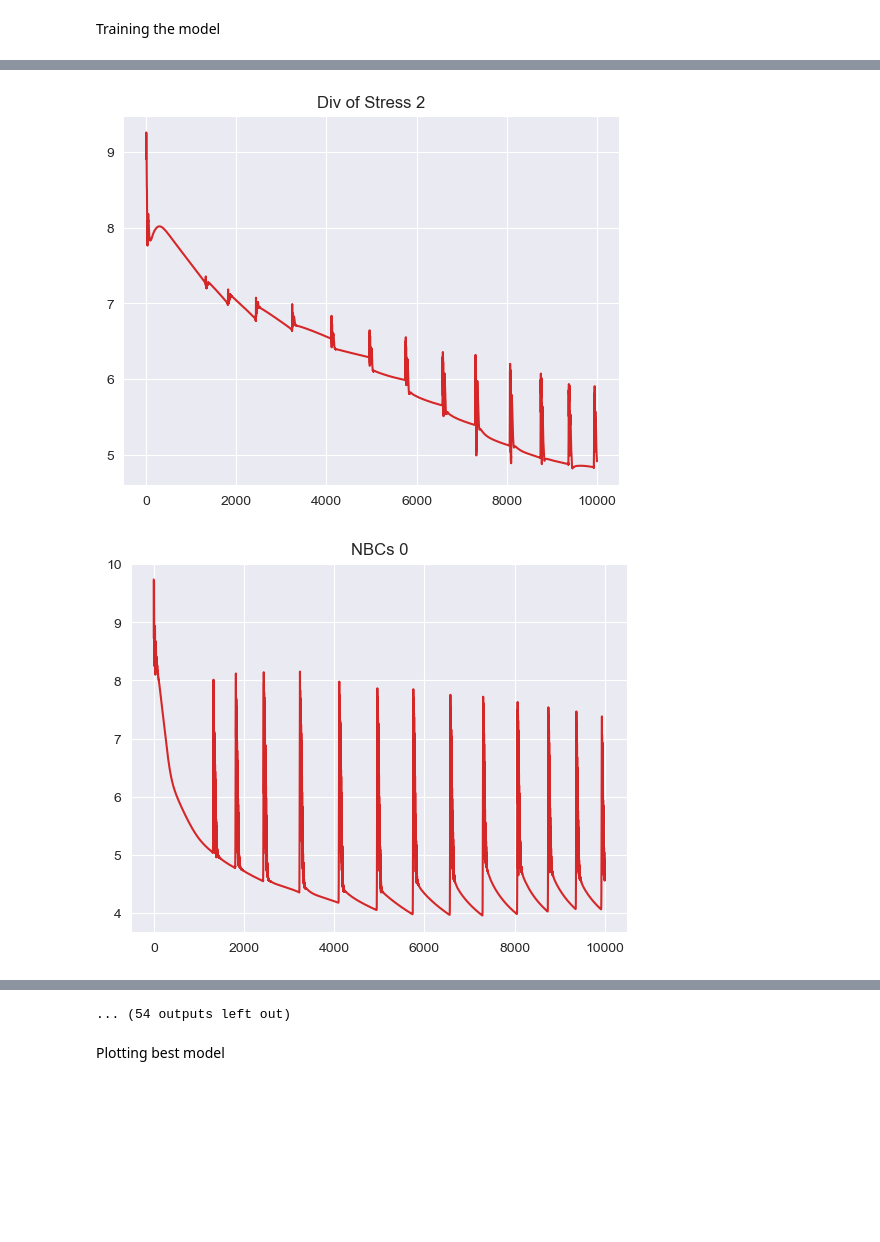
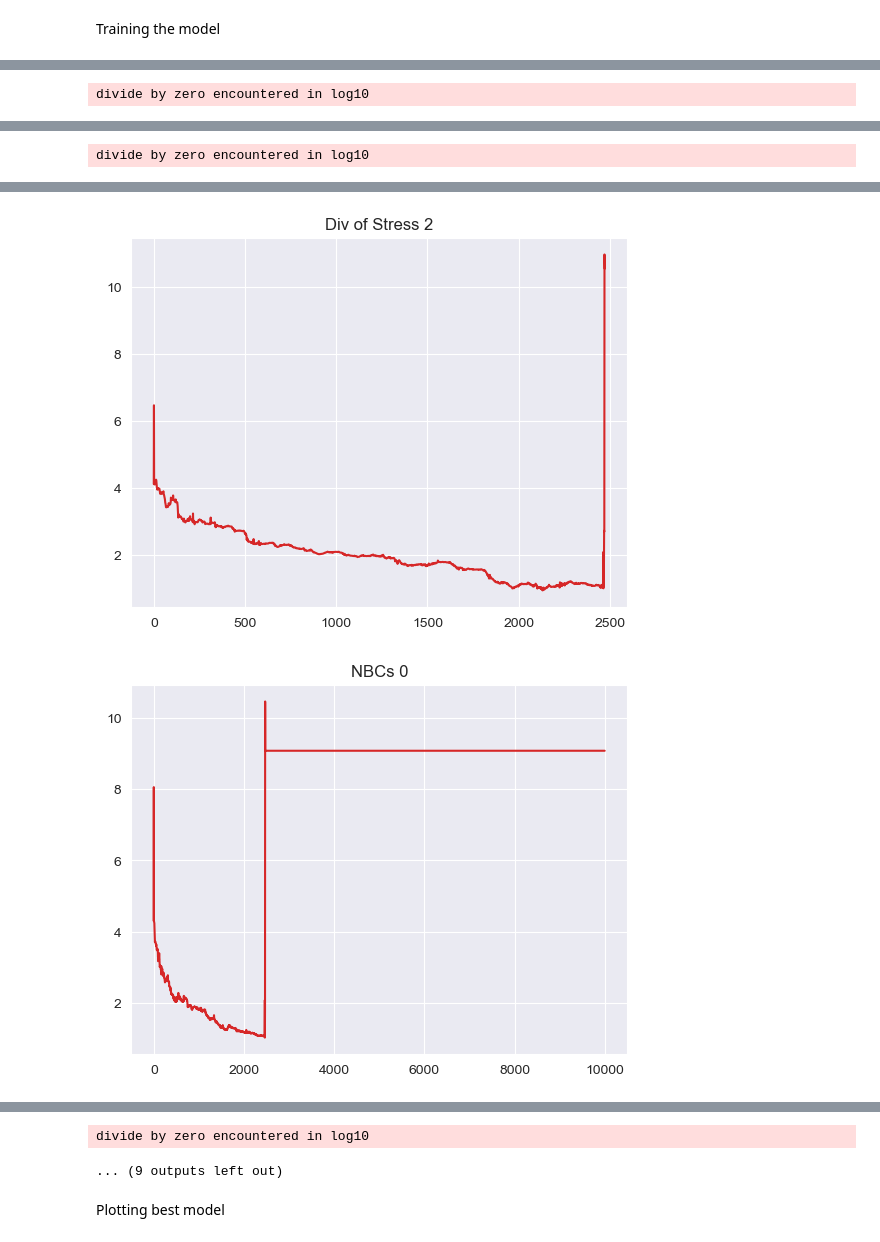
Before and after one commit to RoshenS/PINNs, a Jupyter notebook: 3D_Isotropic_Beam temp.ipynb, the cells around one changed output, grey strips where cells are left out. Drawn from its saved outputs; the diff is of its cells as text; code cells hidden in the pictures; blank space fills up the shorter version.

```diff
--- a/3D_Isotropic_Beam temp.ipynb
+++ b/3D_Isotropic_Beam temp.ipynb
@@ -26,13 +26,14 @@ Helper function to create a grid
 # %%
 def grid(x,y,z,nx,ny,nz):
     grid_arr = list()
-    sx,sy,sz = 0,0,0
+    ex,ey,ez = x,y/2.0,z/2.0
+    sx,sy,sz = 0,-ey,-ez
     if (nx == 1): sx = x
     if (ny == 1): sy = y
     if (nz == 1): sz = z
-    xs = torch.linspace(sx,x,nx)
-    ys = torch.linspace(sy,y,ny)
-    zs = torch.linspace(sz,z,nz)
+    xs = torch.linspace(sx,ex,nx)
+    ys = torch.linspace(sy,ey,ny)
+    zs = torch.linspace(sz,ez,nz)
     for x in xs:
         for y in ys:
             for z in zs:
@@ -73,9 +74,9 @@ def_percentage = 5.0/100
 s_xx = def_percentage*p['E']
 
 #DBC, Position and Displacment.
-# Fixing y & z in place at x = 0
+# Fixing x disp = 0
 DBC_pos = grid(0,y_range,z_range,1,y_int,z_int)
-DBC_disp = grid(0,0,0,1,y_int,z_int)
+DBC_disp = torch.stack([DBC_pos[:,0]*1, DBC_pos[:,1]*-0.0225, DBC_pos[:,2]*-0.0225],dim=1)
 DBC_pos, DBC_disp = DBC_pos.requires_grad_(True),DBC_disp.requires_grad_(True)
 DBC = [DBC_pos,DBC_disp]
 
@@ -95,10 +96,10 @@ n_hat = [(1.0,0,0),
 T_hat, n_hat = torch.tensor(T_hat),torch.tensor(n_hat)
 
 T_pos = [grid(x_range,y_range,z_range,1,y_int,z_int).requires_grad_(True)]
-T_pos.append(grid(x_range,0,z_range,x_int,1,z_int).requires_grad_(True))
-T_pos.append(grid(x_range,y_range,z_range,x_int,1,z_int).requires_grad_(True))
-T_pos.append(grid(x_range,y_range,0,x_int,y_int,1).requires_grad_(True))
-T_pos.append(grid(x_range,y_range,z_range,x_int,y_int,1).requires_grad_(True))
+T_pos.append(grid(x_range,-y_range/2.0,z_range,x_int,1,z_int).requires_grad_(True))
+T_pos.append(grid(x_range,y_range/2.0,z_range,x_int,1,z_int).requires_grad_(True))
+T_pos.append(grid(x_range,y_range,-z_range/2.0,x_int,y_int,1).requires_grad_(True))
+T_pos.append(grid(x_range,y_range,z_range/2.0,x_int,y_int,1).requires_grad_(True))
 
 NBC = [T_pos,n_hat,T_hat]
 # %% [markdown]
@@ -304,13 +305,13 @@ def loss_fn(model, batch):
 
     #Divergence of Stress
 
-    dsxx = torch.autograd.grad(sxx_phy, batch, torch.ones_like(sxx_phy), retain_graph=True)[0]
-    dsyy = torch.autograd.grad(syy_phy, batch, torch.ones_like(syy_phy), retain_graph=True)[0]
-    dszz = torch.autograd.grad(szz_phy, batch, torch.ones_like(szz_phy), retain_graph=True)[0]
+    dsxx = torch.autograd.grad(sxx_phy, batch, torch.ones_like(sxx_phy), create_graph=True)[0]
+    dsyy = torch.autograd.grad(syy_phy, batch, torch.ones_like(syy_phy), create_graph=True)[0]
+    dszz = torch.autograd.grad(szz_phy, batch, torch.ones_like(szz_phy), create_graph=True)[0]
 
-    dsxy = torch.autograd.grad(sxy_phy, batch, torch.ones_like(sxy_phy), retain_graph=True)[0]
-    dsxz = torch.autograd.grad(sxz_phy, batch, torch.ones_like(sxz_phy), retain_graph=True)[0]
-    dsyz = torch.autograd.grad(syz_phy, batch, torch.ones_like(syz_phy), retain_graph=True)[0]
+    dsxy = torch.autograd.grad(sxy_phy, batch, torch.ones_like(sxy_phy), create_graph=True)[0]
+    dsxz = torch.autograd.grad(sxz_phy, batch, torch.ones_like(sxz_phy), create_graph=True)[0]
+    dsyz = torch.autograd.grad(syz_phy, batch, torch.ones_like(syz_phy), create_graph=True)[0]
 
     dsxxdx = dsxx[:,0]
     dsyydy = dsyy[:,1]
@@ -400,7 +401,7 @@ def closure():
 Training the model
 # %%
 # train
-n_epochs = (10000,500)
+n_epochs = (10000,0)
 w_update = 1
 epochs = 1
 prev_loss, prev_phy, prev_NBC, prev_DBC = list(),list(),list(),list()
@@ -474,0 +471 @@ Finished epoch 9000, latest loss 1.05E+06
+divide by zero encountered in log10
@@ -477,0 +475 @@ Finished epoch 9000, latest loss 1.05E+06
+divide by zero encountered in log10
@@ -480,2 +478,2 @@ Finished epoch 9000, latest loss 1.05E+06
-[figure, old version]
+[figure, new version]
-[figure, old version]
+[figure, new version]
@@ -485,4 +480,5 @@ Finished epoch 9000, latest loss 1.05E+06
-... (54 outputs left out)
+divide by zero encountered in log10
+... (9 outputs left out)
 # %% [markdown]
 Plotting best model
 # %%
```
Also changed, not shown: parts of 4 cells of this notebook, 2 other files.
